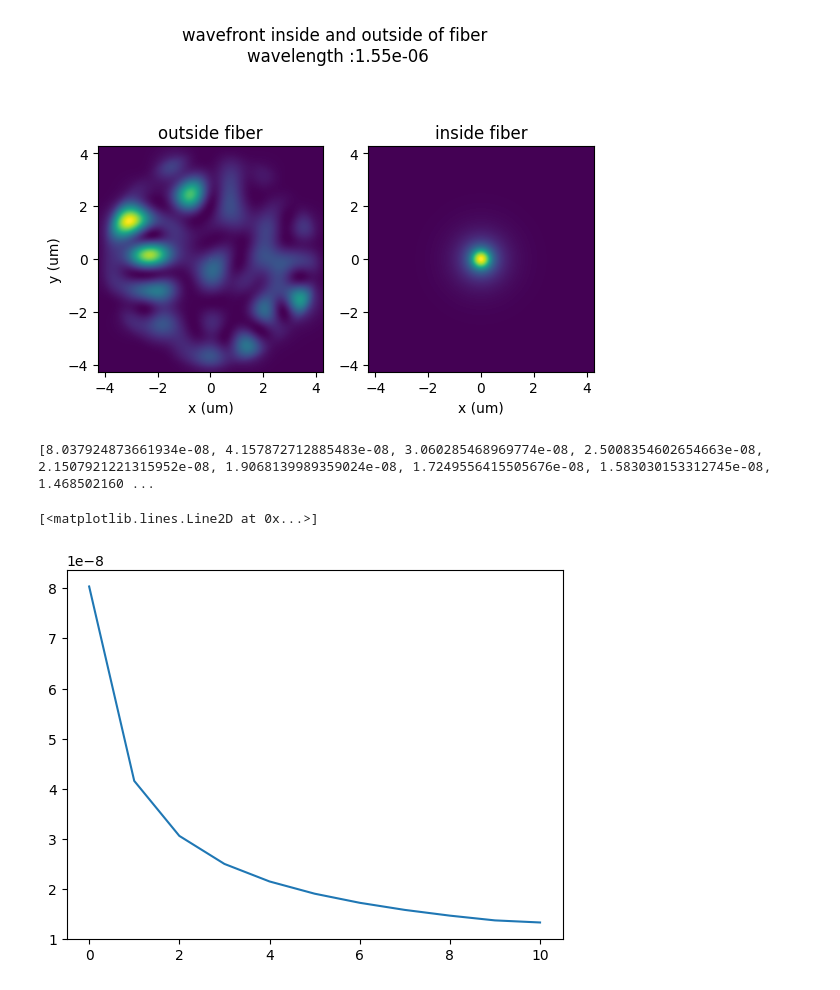
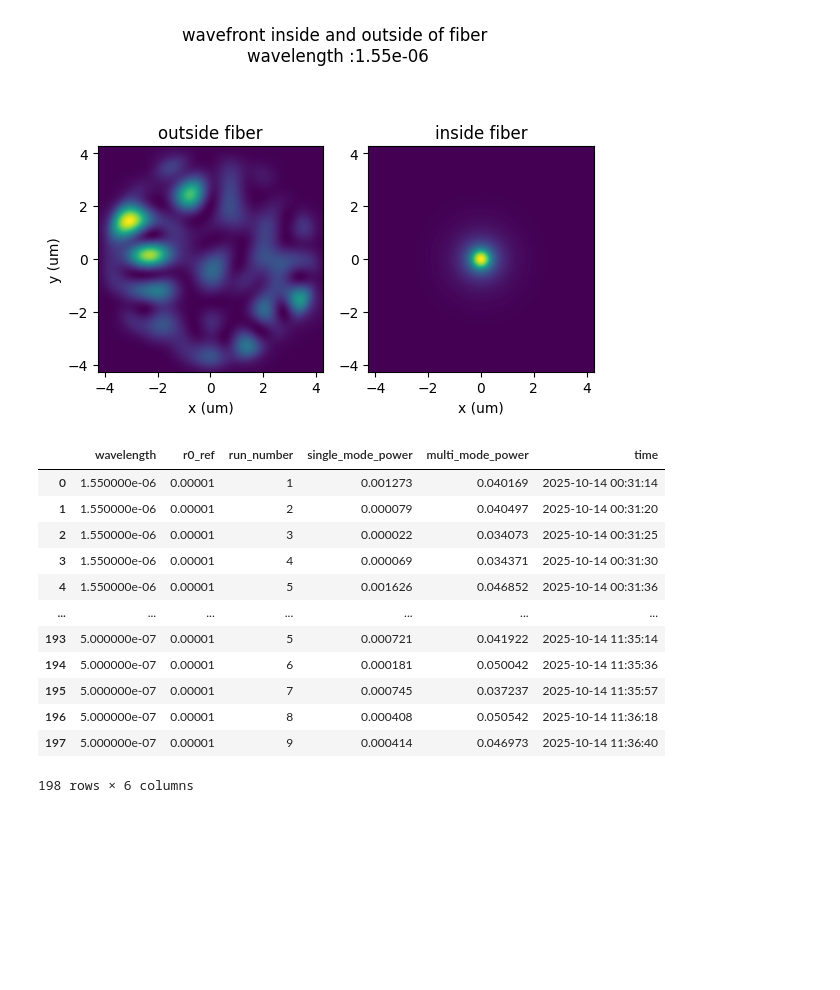
Before and after one commit to yizharf9/qkd, a Jupyter notebook: oct_2025/simulation.ipynb, the cells around one changed output. Cells and saved outputs as stored; diff of their text form; code cells hidden in the pictures; blank space fills up the shorter version.

```diff
--- a/oct_2025/simulation.ipynb
+++ b/oct_2025/simulation.ipynb
@@ -434,13 +435,27 @@ plt.show()
 # %% [output]
 [figure]
 # %%
-import hcipy as hci
-r0_list = [0.01, 0.03, 0.05, 0.07, 0.09, 0.11, 0.13, 0.15, 0.17, 0.19, 0.2]
-Cn_2_list = [hci.fried_parameter_from_Cn_squared(i) for i in r0_list]
-print(Cn_2_list)
-N = len(Cn_2_list)
-plt.plot(range(N),Cn_2_list)
+# import hcipy as hci
+# r0_list = [0.01, 0.03, 0.05, 0.07, 0.09, 0.11, 0.13, 0.15, 0.17, 0.19, 0.2]
+# Cn_2_list = [hci.fried_parameter_from_Cn_squared(i) for i in r0_list]
+# print(Cn_2_list)
+# N = len(Cn_2_list)
+# plt.plot(range(N),Cn_2_list)
+
+
+df = pd.read_csv("./massive_output.csv")
+df
 # %% [output]
+|  | wavelength | r0_ref | run_number | single_mode_power | multi_mode_power | time |
+| 0 | 1.550000e-06 | 0.00001 | 1 | 0.001273 | 0.040169 | 2025-10-14 00:31:14 |
+| 1 | 1.550000e-06 | 0.00001 | 2 | 0.000079 | 0.040497 | 2025-10-14 00:31:20 |
+| 2 | 1.550000e-06 | 0.00001 | 3 | 0.000022 | 0.034073 | 2025-10-14 00:31:25 |
+| 3 | 1.550000e-06 | 0.00001 | 4 | 0.000069 | 0.034371 | 2025-10-14 00:31:30 |
+| 4 | 1.550000e-06 | 0.00001 | 5 | 0.001626 | 0.046852 | 2025-10-14 00:31:36 |
+| ... | ... | ... | ... | ... | ... | ... |
+| 193 | 5.000000e-07 | 0.00001 | 5 | 0.000721 | 0.041922 | 2025-10-14 11:35:14 |
+| 194 | 5.000000e-07 | 0.00001 | 6 | 0.000181 | 0.050042 | 2025-10-14 11:35:36 |
+| 195 | 5.000000e-07 | 0.00001 | 7 | 0.000745 | 0.037237 | 2025-10-14 11:35:57 |
+| 196 | 5.000000e-07 | 0.00001 | 8 | 0.000408 | 0.050542 | 2025-10-14 11:36:18 |
+| 197 | 5.000000e-07 | 0.00001 | 9 | 0.000414 | 0.046973 | 2025-10-14 11:36:40 |
-[8.037924873661934e-08, 4.157872712885483e-08, 3.060285468969774e-08, 2.5008354602654663e-08, 2.1507921221315952e-08, 1.9068139989359024e-08, 1.7249556415505676e-08, 1.583030153312745e-08, 1.468502160 ...
+198 rows × 6 columns
-[<matplotlib.lines.Line2D at 0x...>]
-[figure, removed]
```
Also changed, not shown: parts of 5 cells of this notebook, 11 other files.
